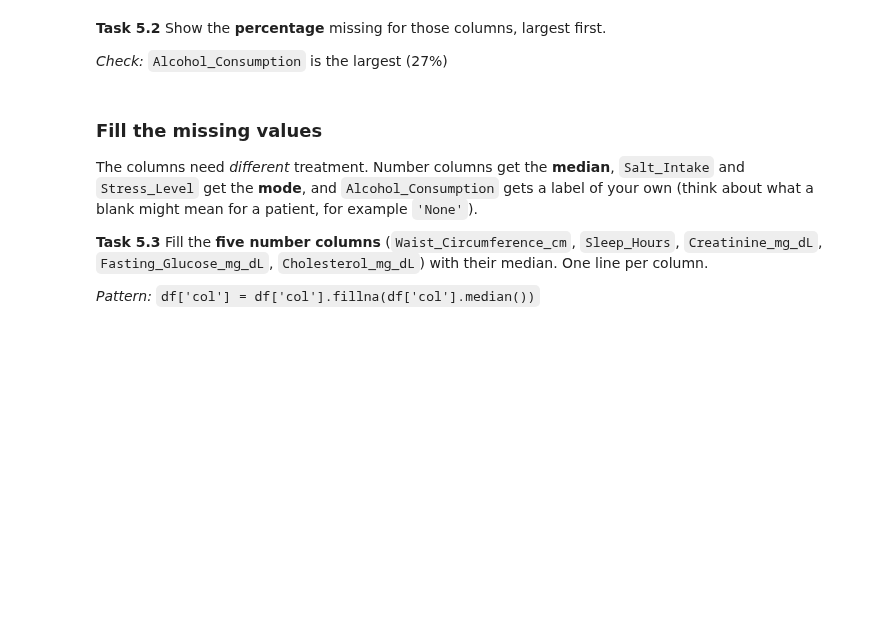
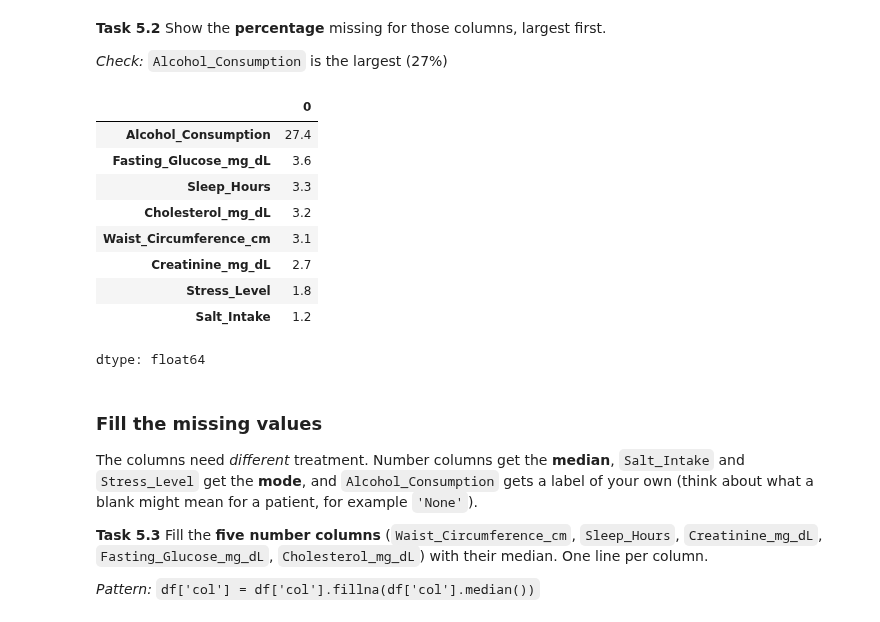
Before and after one commit to adarshsubedi55/programming_for_data_analysis, a Jupyter notebook: Week5_Workshop_Pandas_Student.ipynb, the cells around one changed output. Drawn from its saved outputs; the diff is of its cells as text; code cells hidden in the pictures; blank space fills up the shorter version.

```diff
--- a/Week5_Workshop_Pandas_Student.ipynb
+++ b/Week5_Workshop_Pandas_Student.ipynb
@@ -413,3 +451,18 @@ iqr = ...
+# %%
+# your code here
+p = df.isnull().mean() * 100
+p[p > 0].sort_values(ascending=False).round(1)
+# %% [output]
+|  | 0 |
+| Alcohol_Consumption | 27.4 |
+| Fasting_Glucose_mg_dL | 3.6 |
+| Sleep_Hours | 3.3 |
+| Cholesterol_mg_dL | 3.2 |
+| Waist_Circumference_cm | 3.1 |
+| Creatinine_mg_dL | 2.7 |
+| Stress_Level | 1.8 |
+| Salt_Intake | 1.2 |
+dtype: float64
 # %% [markdown]
 ### Fill the missing values
 The columns need *different* treatment. Number columns get the **median**, `Salt_Intake` and `Stress_Level` get the **mode**, and `Alcohol_Consumption` gets a label of your own (think about what a blank might mean for a patient, for example `'None'`).
```
Also changed, not shown: parts of 12 cells of this notebook.
